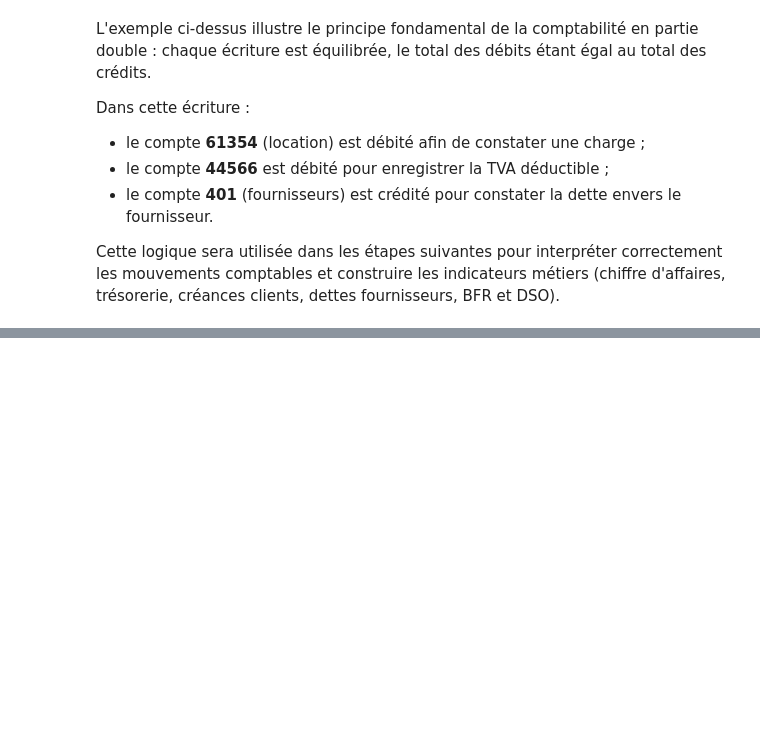
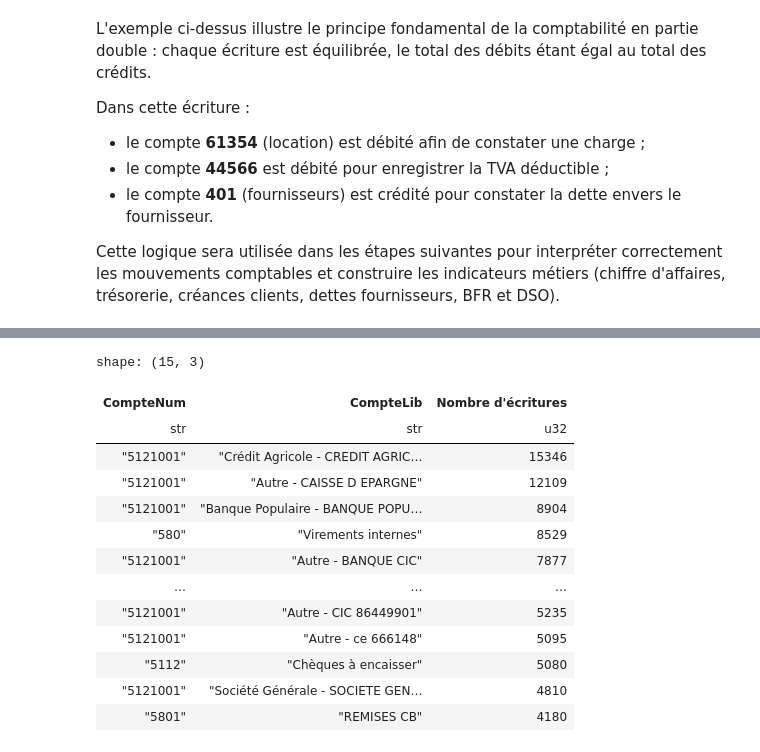
Before and after one commit to Magatte805/Test_data_Numeris, a Jupyter notebook: Notebooks/Analyse.ipynb, the cells around one changed output, grey strips where cells are left out. Saved outputs shown, nothing was run; the diff lists cells and outputs as text; code cells hidden in the pictures; blank space fills up the shorter version.

```diff
--- a/Notebooks/Analyse.ipynb
+++ b/Notebooks/Analyse.ipynb
@@ -693,0 +870,40 @@ Cette logique sera utilisée dans les étapes suivantes pour interpréter correc
+# %%
+#  Identification des principaux comptes de trésorerie (classe 5) :
+
+
+# Cette analyse permet de vérifier les comptes de trésorerie présents dans le FEC avant de calculer la position de trésorerie.
+
+
+cash_accounts = (
+    fec
+    .filter(
+        pl.col("CompteNum").str.starts_with("5")
+    )
+    .group_by(
+        ["CompteNum", "CompteLib"]
+    )
+    .agg(
+        pl.len().alias("Nombre d'écritures")
+    )
+    .sort(
+        "Nombre d'écritures",
+        descending=True
+    )
+)
+
+cash_accounts.head(15)
+# %% [output]
+shape: (15, 3)
+| CompteNum | CompteLib | Nombre d'écritures |
+| str | str | u32 |
+| "5121001" | "Crédit Agricole - CREDIT AGRIC… | 15346 |
+| "5121001" | "Autre - CAISSE D EPARGNE" | 12109 |
+| "5121001" | "Banque Populaire - BANQUE POPU… | 8904 |
+| "580" | "Virements internes" | 8529 |
+| "5121001" | "Autre - BANQUE CIC" | 7877 |
+| … | … | … |
+| "5121001" | "Autre - CIC 86449901" | 5235 |
+| "5121001" | "Autre - ce 666148" | 5095 |
+| "5112" | "Chèques à encaisser" | 5080 |
+| "5121001" | "Société Générale - SOCIETE GEN… | 4810 |
+| "5801" | "REMISES CB" | 4180 |
```
Also changed, not shown: parts of 27 cells of this notebook.
